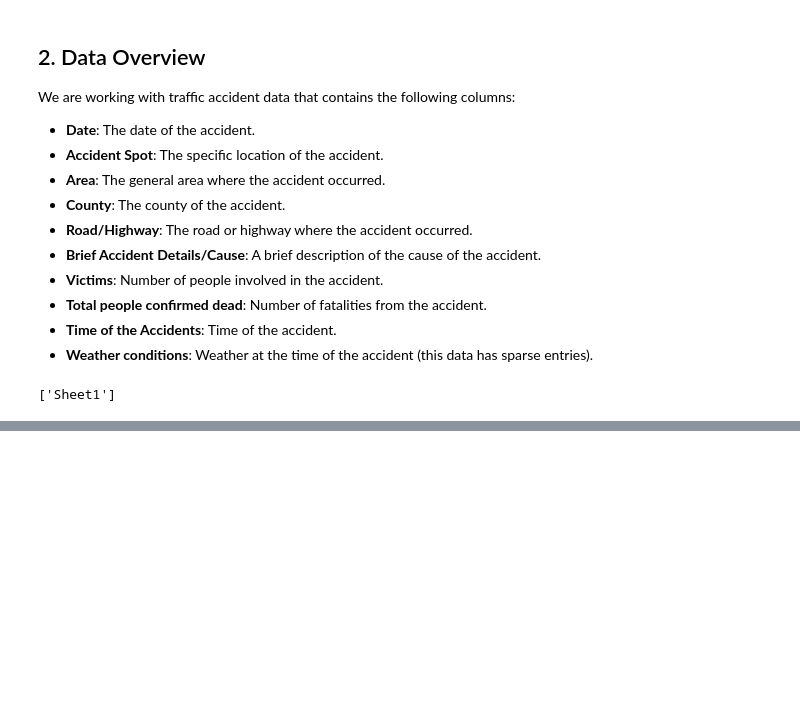
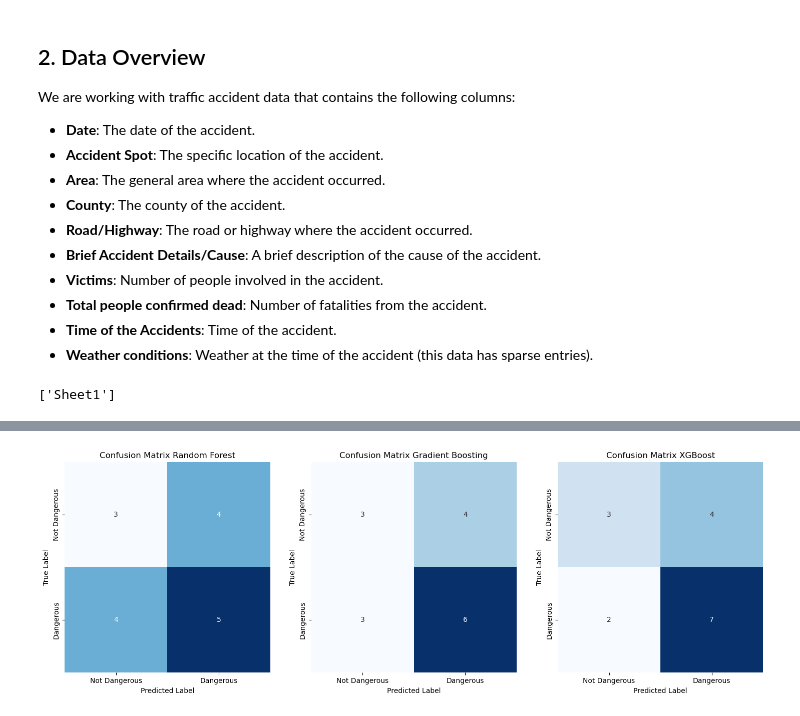
Before and after one commit to Rontim/Knowledge-Based-System, a Jupyter notebook: CAT/Traffic/model.ipynb, the cells around one changed output, grey strips where cells are left out. Drawn from its saved outputs; the diff is of its cells as text; code cells hidden in the pictures; blank space fills up the shorter version.

```diff
--- a/CAT/Traffic/model.ipynb
+++ b/CAT/Traffic/model.ipynb
@@ -42,0 +500,8 @@ traffic_df.head()
+# %%
+# Gradient Boosting
+gb_grid_search = GridSearchCV(GradientBoostingClassifier(), gb_param_grid, cv=10, n_jobs=-1, verbose=1)
+gb_grid_search.fit(X, y)
+
+# Output best parameters and score
+print(f"Best parameters for GB: {gb_grid_search.best_params_}")
+print(f"Best cross-validation score for GB: {gb_grid_search.best_score_}")
@@ -42,0 +512,8 @@ traffic_df.head()
+# %%
+# XGBoost
+xgb_grid_search = GridSearchCV(xgb.XGBClassifier(eval_metric='mlogloss'), xgb_param_grid, cv=10, n_jobs=-1, verbose=1)
+xgb_grid_search.fit(X, y)
+
+# Output best parameters and score
+print(f"Best parameters for XGB: {xgb_grid_search.best_params_}")
+print(f"Best cross-validation score for XGB: {xgb_grid_search.best_score_}")
@@ -42,0 +524,15 @@ traffic_df.head()
+# %%
+X_train, X_test, y_train, y_test = train_test_split(X, y, test_size=0.2, random_state=42)
+# %%
+
+best_rf = RandomForestClassifier(bootstrap=True, max_depth=15, max_features='sqrt',
+                                 min_samples_leaf=4, min_samples_split=5, n_estimators=100)
+best_rf.fit(X_train, y_train)
+
+best_gb = GradientBoostingClassifier(learning_rate=0.1, max_depth=7, max_features='log2',
+                                     n_estimators=200, subsample=0.7)
+best_gb.fit(X_train, y_train)
+
+best_xgb = xgb.XGBClassifier(colsample_bytree=1.0, gamma=5, learning_rate=0.01,
+                         max_depth=3, n_estimators=200, subsample=0.7)
+best_xgb.fit(X_train, y_train)
@@ -42,0 +610,14 @@ traffic_df.head()
+# %%
+# Confusion Matrix for the three models
+confusion_list = [rf_confusion, gb_confusion, xgb_confusion]
+
+plt.figure(figsize=(18, 12))
+for i, confusion in enumerate(confusion_list, 1):
+    plt.subplot(2, 3, i)
+    sns.heatmap(confusion, annot=True, fmt='d', cmap='Blues', cbar=False,
+                xticklabels=['Not Dangerous', 'Dangerous'], yticklabels=['Not Dangerous', 'Dangerous'])
+    plt.xlabel('Predicted Label')
+    plt.ylabel('True Label')
+    plt.title(f'Confusion Matrix {performance_df["Model"][i-1]}')
+# %% [output]
+[figure, added]
```
Also changed, not shown: parts of 24 cells of this notebook, 12 other files.
